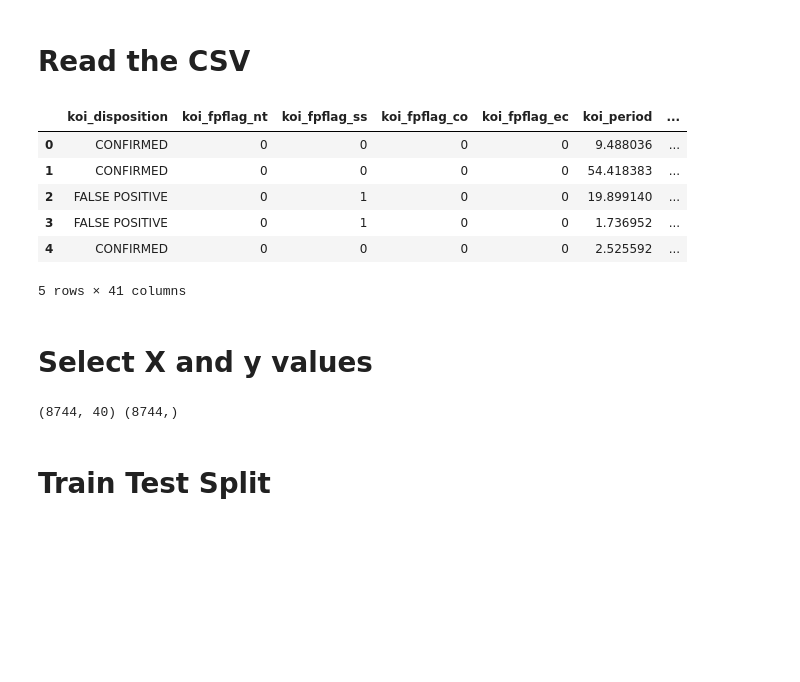
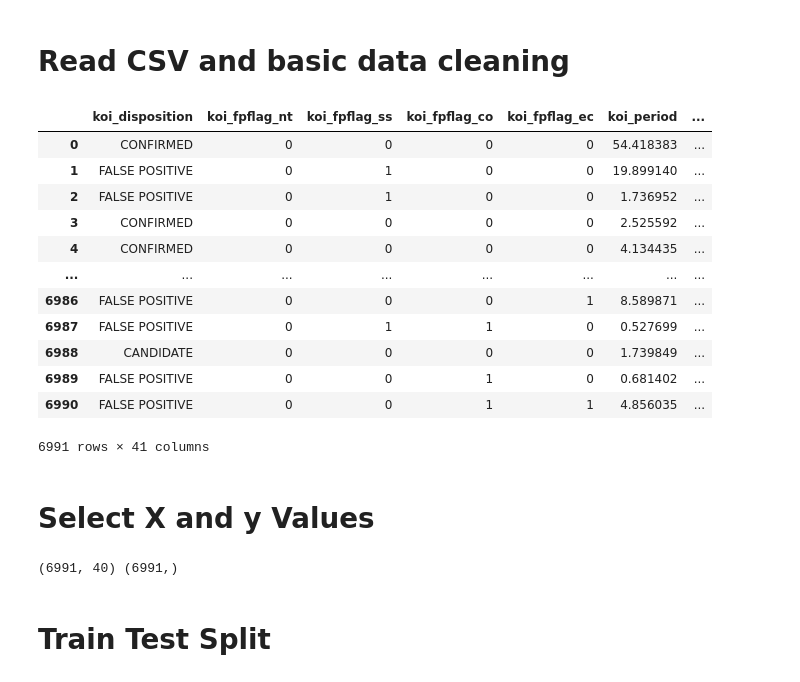
Before and after one commit to sarahheavner/machine-learning-challenge, a Jupyter notebook: KNN.ipynb, the cells around one changed output. Cells and saved outputs as stored; diff of their text form; code cells hidden in the pictures; blank space fills up the shorter version.

```diff
--- a/KNN.ipynb
+++ b/KNN.ipynb
@@ -14,21 +14,30 @@ import matplotlib.pyplot as plt
 import numpy as np
 import pandas as pd
 # %% [markdown]
-# Read the CSV
+# Read CSV and basic data cleaning
-# %%
-#read clean csv file
-exoplanet = pd.read_csv('Resources/clean_data.csv')
-exoplanet.head()
-# %% [output]
-|  | koi_disposition | koi_fpflag_nt | koi_fpflag_ss | koi_fpflag_co | koi_fpflag_ec | koi_period | ... |
-| 0 | CONFIRMED | 0 | 0 | 0 | 0 | 9.488036 | ... |
-| 1 | CONFIRMED | 0 | 0 | 0 | 0 | 54.418383 | ... |
-| 2 | FALSE POSITIVE | 0 | 1 | 0 | 0 | 19.899140 | ... |
-| 3 | FALSE POSITIVE | 0 | 1 | 0 | 0 | 1.736952 | ... |
-| 4 | CONFIRMED | 0 | 0 | 0 | 0 | 2.525592 | ... |
-5 rows × 41 columns
+# %%
+exoplanet = pd.read_csv('Resources/exoplanet_data.csv')
+# Drop the null columns where all values are null
+exoplanet = exoplanet.dropna(axis='columns', how='all')
+# Drop the null rows
+exoplanet = exoplanet.dropna()
+exoplanet
+# %% [output]
+|  | koi_disposition | koi_fpflag_nt | koi_fpflag_ss | koi_fpflag_co | koi_fpflag_ec | koi_period | ... |
+| 0 | CONFIRMED | 0 | 0 | 0 | 0 | 54.418383 | ... |
+| 1 | FALSE POSITIVE | 0 | 1 | 0 | 0 | 19.899140 | ... |
+| 2 | FALSE POSITIVE | 0 | 1 | 0 | 0 | 1.736952 | ... |
+| 3 | CONFIRMED | 0 | 0 | 0 | 0 | 2.525592 | ... |
+| 4 | CONFIRMED | 0 | 0 | 0 | 0 | 4.134435 | ... |
+| ... | ... | ... | ... | ... | ... | ... | ... |
+| 6986 | FALSE POSITIVE | 0 | 0 | 0 | 1 | 8.589871 | ... |
+| 6987 | FALSE POSITIVE | 0 | 1 | 1 | 0 | 0.527699 | ... |
+| 6988 | CANDIDATE | 0 | 0 | 0 | 0 | 1.739849 | ... |
+| 6989 | FALSE POSITIVE | 0 | 0 | 1 | 0 | 0.681402 | ... |
+| 6990 | FALSE POSITIVE | 0 | 0 | 1 | 1 | 4.856035 | ... |
+6991 rows × 41 columns
 # %% [markdown]
-# Select X and y values
+# Select X and y Values
 # %%
 #assign all columns except koi_disposition to X, koi_disposition to y
 X = exoplanet.drop(columns = 'koi_disposition')
@@ -36,7 +45,7 @@ y = exoplanet['koi_disposition']
 
 print(X.shape, y.shape)
 # %% [output]
-(8744, 40) (8744,)
+(6991, 40) (6991,)
 # %% [markdown]
 # Train Test Split
 # %%
```
Also changed, not shown: parts of 9 cells of this notebook, 14 other files.
